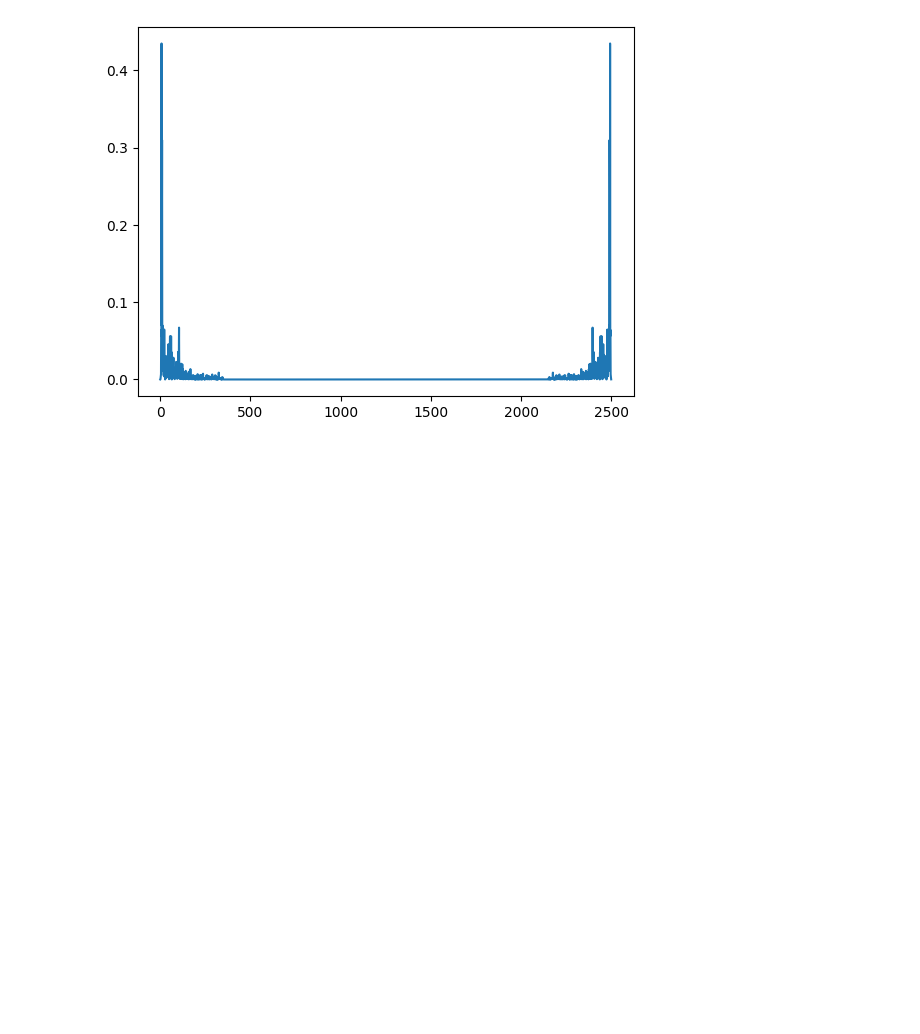
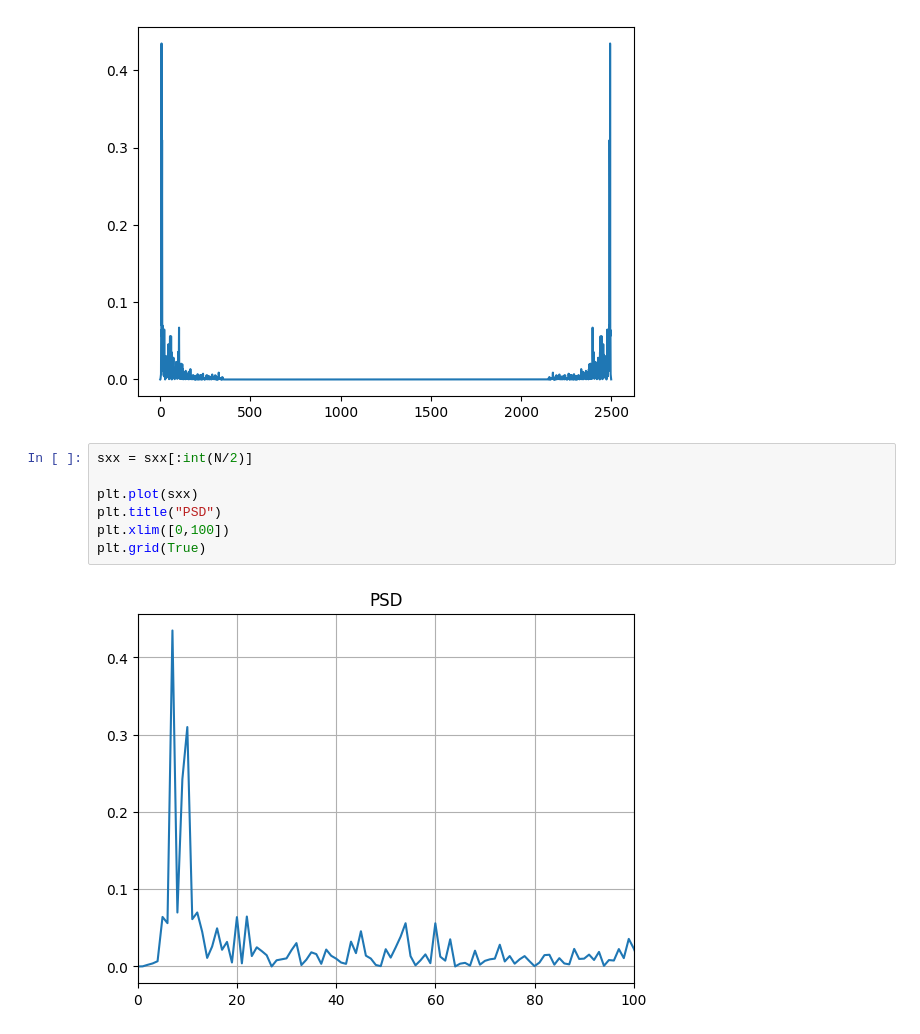
Before and after one commit to ShahabSN/Computational-Neuroscience-, a Jupyter notebook: CNSci_2.ipynb, the cells around one changed output. Cells and saved outputs as stored; diff of their text form; blank space fills up the shorter version.

```diff
--- a/CNSci_2.ipynb
+++ b/CNSci_2.ipynb
@@ -279,3 +279,12 @@ plt.plot(sxx)
 # %% [output]
 [<matplotlib.lines.Line2D at 0x...>]
 [figure]
+# %%
+sxx = sxx[:int(N/2)]
+
+plt.plot(sxx)
+plt.title("PSD")
+plt.xlim([0,100])
+plt.grid(True)
+# %% [output]
+[figure, added]
```
